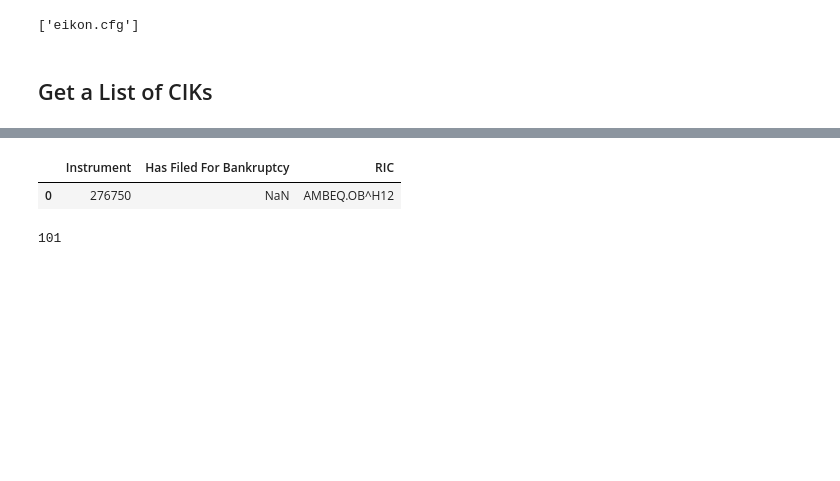
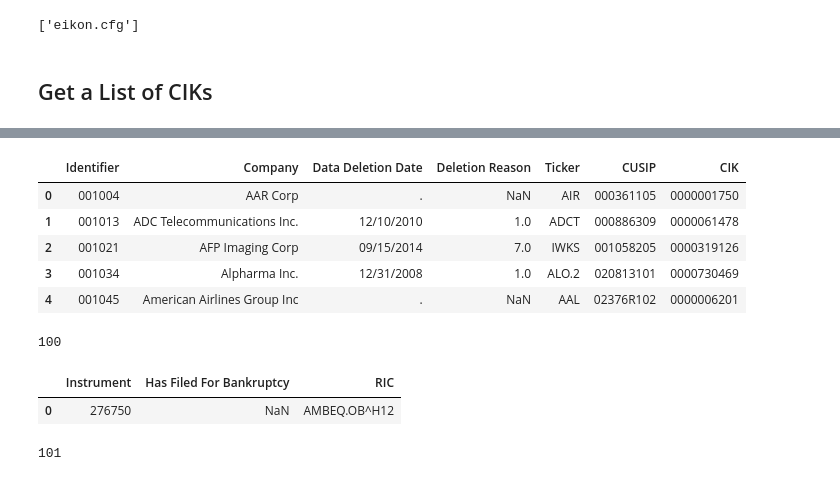
Before and after one commit to Faisalsouz/bankruptcy, a Jupyter notebook: data/Eikon/GetDataWithCIKs.ipynb, the cells around one changed output, grey strips where cells are left out. Cells and saved outputs as stored; diff of their text form; code cells hidden in the pictures; blank space fills up the shorter version.

```diff
--- a/data/Eikon/GetDataWithCIK.ipynb
+++ b/data/Eikon/GetDataWithCIKs.ipynb
@@ -22,3 +35,19 @@ help
+# %%
+healthy.head()
+# %% [output]
+|  | Identifier | Company | Data Deletion Date | Deletion Reason | Ticker | CUSIP | CIK |
+| 0 | 001004 | AAR Corp | . | NaN | AIR | 000361105 | 0000001750 |
+| 1 | 001013 | ADC Telecommunications Inc. | 12/10/2010 | 1.0 | ADCT | 000886309 | 0000061478 |
+| 2 | 001021 | AFP Imaging Corp | 09/15/2014 | 7.0 | IWKS | 001058205 | 0000319126 |
+| 3 | 001034 | Alpharma Inc. | 12/31/2008 | 1.0 | ALO.2 | 020813101 | 0000730469 |
+| 4 | 001045 | American Airlines Group Inc | . | NaN | AAL | 02376R102 | 0000006201 |
+# %%
+bankrupt_CIK = bankrupt.CIK.dropna().to_list()
+healthy_CIK = healthy.CIK.dropna().to_list()
+
+print(len(bankrupt_CIK))
+# %% [output]
+100
 # %%
 br_bool = ek.get_data(['GSCQ.PK^L09', 'BMERQ.PK^D16', 'SLF.TO','GRRP.PK'], fields=['TR.PZPHasFiledForBankruptcy']) # b,b,h, b
 br_date = ek.get_data(['GSCQ.PK^L09', 'BMERQ.PK^D16', 'SLF.TO','GRRP.PK'], fields=['TR.PZPBankruptcyFilingDate']) # b,b,h, b
```
Also changed, not shown: parts of 4 cells of this notebook.
